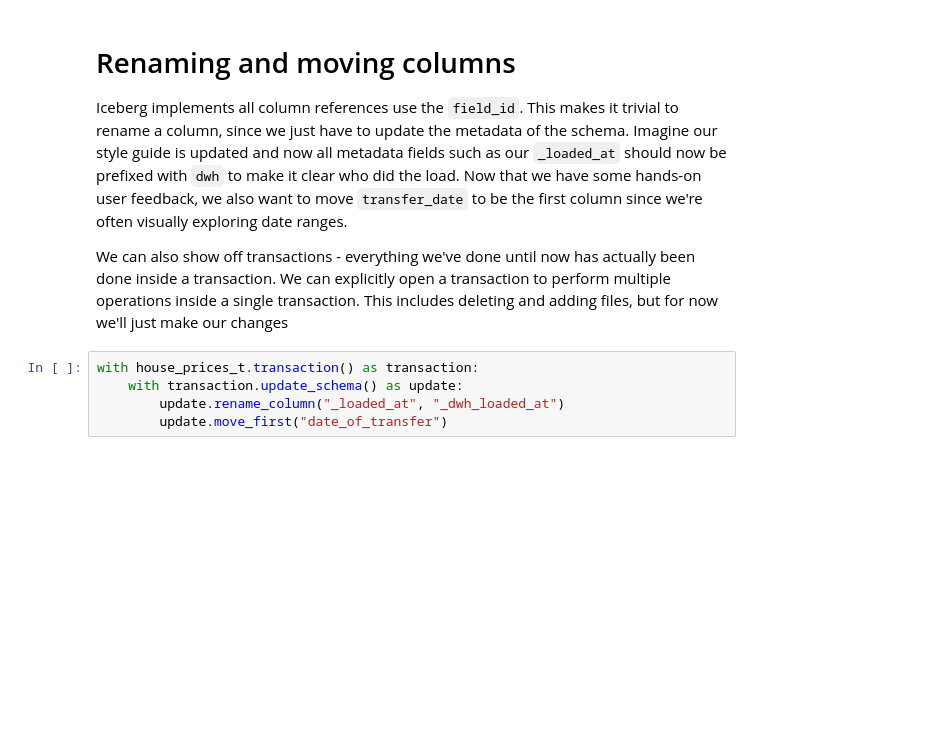
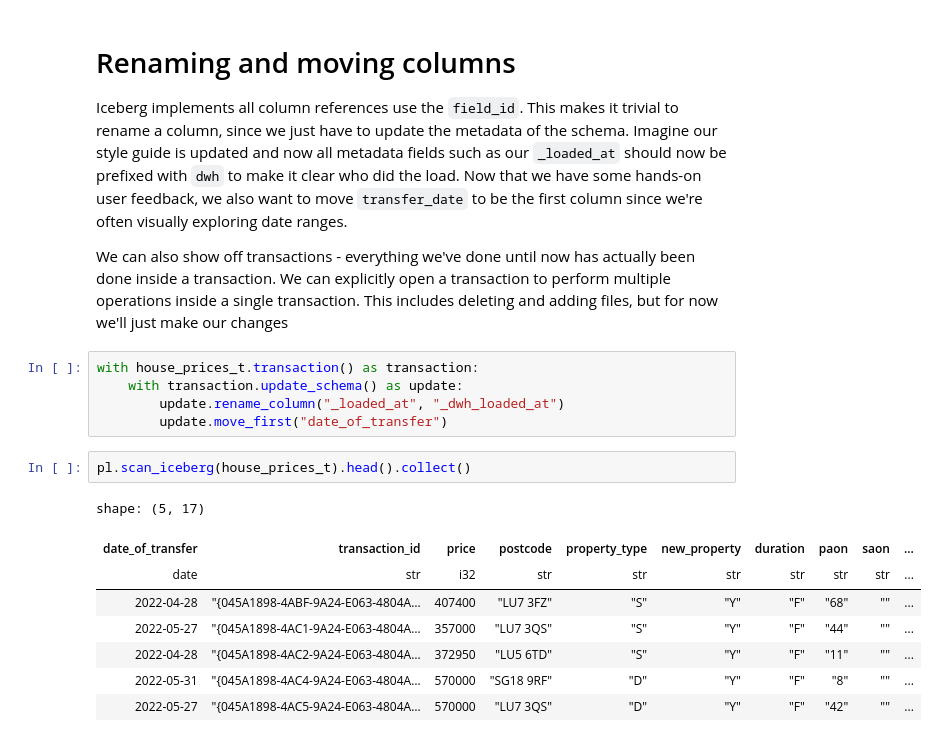
Before and after one commit to henryharbeck/pydata-london-2025-hands-on-apache-iceberg, a Jupyter notebook: notebooks/03-Updating-Metadata.ipynb, the cells around one changed output. Saved outputs shown, nothing was run; the diff lists cells and outputs as text; blank space fills up the shorter version.

```diff
--- a/notebooks/03-Updating-Metadata.ipynb
+++ b/notebooks/03-Updating-Metadata.ipynb
@@ -173,3 +189,14 @@ with house_prices_t.transaction() as transaction:
     with transaction.update_schema() as update:
         update.rename_column("_loaded_at", "_dwh_loaded_at")
         update.move_first("date_of_transfer")
+# %%
+pl.scan_iceberg(house_prices_t).head().collect()
+# %% [output]
+shape: (5, 17)
+| date_of_transfer | transaction_id | price | postcode | property_type | new_property | duration | paon | saon | ... |
+| date | str | i32 | str | str | str | str | str | str | ... |
+| 2022-04-28 | "{045A1898-4ABF-9A24-E063-4804A… | 407400 | "LU7 3FZ" | "S" | "Y" | "F" | "68" | "" | ... |
+| 2022-05-27 | "{045A1898-4AC1-9A24-E063-4804A… | 357000 | "LU7 3QS" | "S" | "Y" | "F" | "44" | "" | ... |
+| 2022-04-28 | "{045A1898-4AC2-9A24-E063-4804A… | 372950 | "LU5 6TD" | "S" | "Y" | "F" | "11" | "" | ... |
+| 2022-05-31 | "{045A1898-4AC4-9A24-E063-4804A… | 570000 | "SG18 9RF" | "D" | "Y" | "F" | "8" | "" | ... |
+| 2022-05-27 | "{045A1898-4AC5-9A24-E063-4804A… | 570000 | "LU7 3QS" | "D" | "Y" | "F" | "42" | "" | ... |
```
Also changed, not shown: parts of 10 cells of this notebook, 5 other files.
